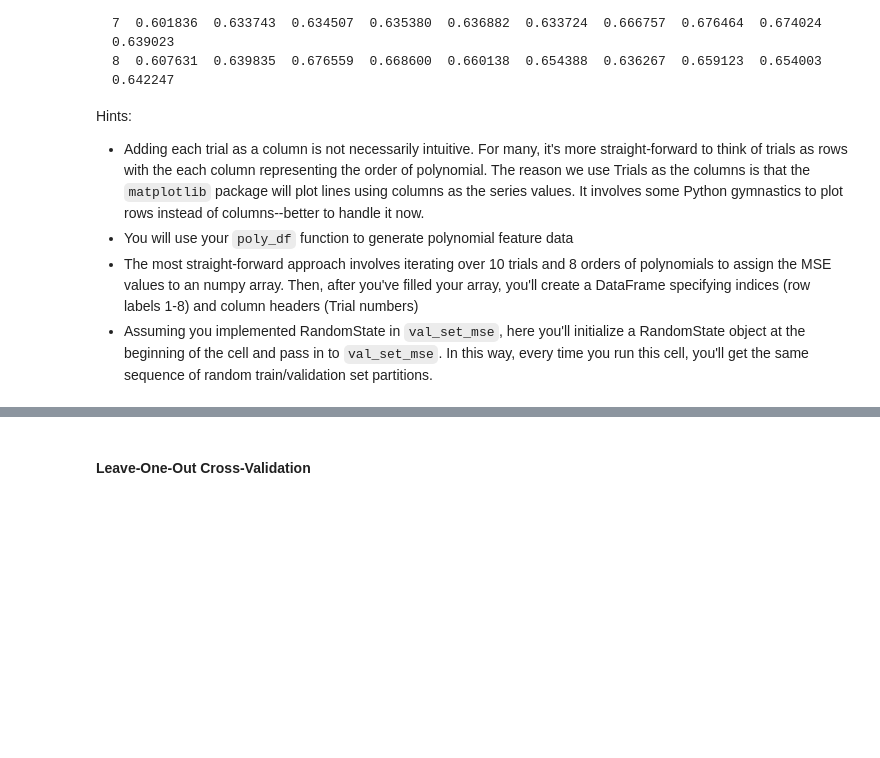
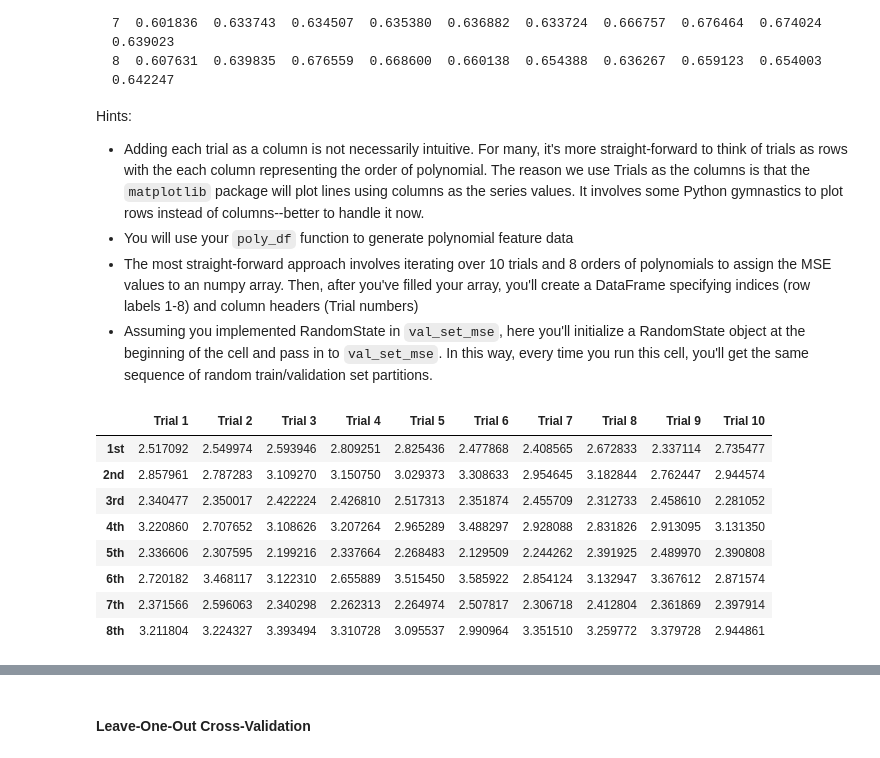
Before and after one commit to Tkokotaj/Test, a Jupyter notebook: hw3.ipynb, the cells around one changed output, grey strips where cells are left out. Cells and saved outputs as stored; diff of their text form; code cells hidden in the pictures; blank space fills up the shorter version.

```diff
--- a/hw3.ipynb
+++ b/hw3.ipynb
@@ -433,3 +473,47 @@ STEP_7_COMPLETE = False
+# %%
+#STEP 7
+
+#STUDENT CODE - create DataFrame of Trial and Order data
+#---------------------------------------------
+TRIALS = 10
+MAX_ORDER = 8
+COLUMNS = ['Trial 1', 'Trial 2', 'Trial 3', 'Trial 4', 'Trial 5', 'Trial 6', 'Trial 7', 'Trial 8', 'Trial 9', 'Trial 10']
+INDICES = ['1st', '2nd', '3rd', '4th', '5th', '6th', '7th', '8th']
+
+random_state = np.random.RandomState(1337)
+polydf = poly_df(df.x, MAX_ORDER)
+
+
+df_ans = pd.DataFrame(columns =COLUMNS, index = INDICES)
+#display(df_ans)
+for trial in range(TRIALS):
+  test = []
+  for order in range(1, MAX_ORDER+1):
+
+    #variable_to_assign = val_set_mse(df[['x']], df.y, random_state)
+    variable_to_assign = val_set_mse(polydf[['x'+str(order)]], df.y, random_state)
+    #assign MSE values to np.array
+    test.append(variable_to_assign)
+    #display(test)
+
+  #append tghe colum to the data frame
+  df_ans[COLUMNS[trial]]=test
+    #returns a dataframe of 1-p polynomails of x
+#display(test)
+display(df_ans)
+#---------------------------------------------
+
+STEP_7_COMPLETE = True
+# %% [output]
+|  | Trial 1 | Trial 2 | Trial 3 | Trial 4 | Trial 5 | Trial 6 | Trial 7 | Trial 8 | Trial 9 | Trial 10 |
+| 1st | 2.517092 | 2.549974 | 2.593946 | 2.809251 | 2.825436 | 2.477868 | 2.408565 | 2.672833 | 2.337114 | 2.735477 |
+| 2nd | 2.857961 | 2.787283 | 3.109270 | 3.150750 | 3.029373 | 3.308633 | 2.954645 | 3.182844 | 2.762447 | 2.944574 |
+| 3rd | 2.340477 | 2.350017 | 2.422224 | 2.426810 | 2.517313 | 2.351874 | 2.455709 | 2.312733 | 2.458610 | 2.281052 |
+| 4th | 3.220860 | 2.707652 | 3.108626 | 3.207264 | 2.965289 | 3.488297 | 2.928088 | 2.831826 | 2.913095 | 3.131350 |
+| 5th | 2.336606 | 2.307595 | 2.199216 | 2.337664 | 2.268483 | 2.129509 | 2.244262 | 2.391925 | 2.489970 | 2.390808 |
+| 6th | 2.720182 | 3.468117 | 3.122310 | 2.655889 | 3.515450 | 3.585922 | 2.854124 | 3.132947 | 3.367612 | 2.871574 |
+| 7th | 2.371566 | 2.596063 | 2.340298 | 2.262313 | 2.264974 | 2.507817 | 2.306718 | 2.412804 | 2.361869 | 2.397914 |
+| 8th | 3.211804 | 3.224327 | 3.393494 | 3.310728 | 3.095537 | 2.990964 | 3.351510 | 3.259772 | 3.379728 | 2.944861 |
 # %% [markdown]
 ##### STEP 8: plot val set cv
 
```
Also changed, not shown: parts of 13 cells of this notebook.
